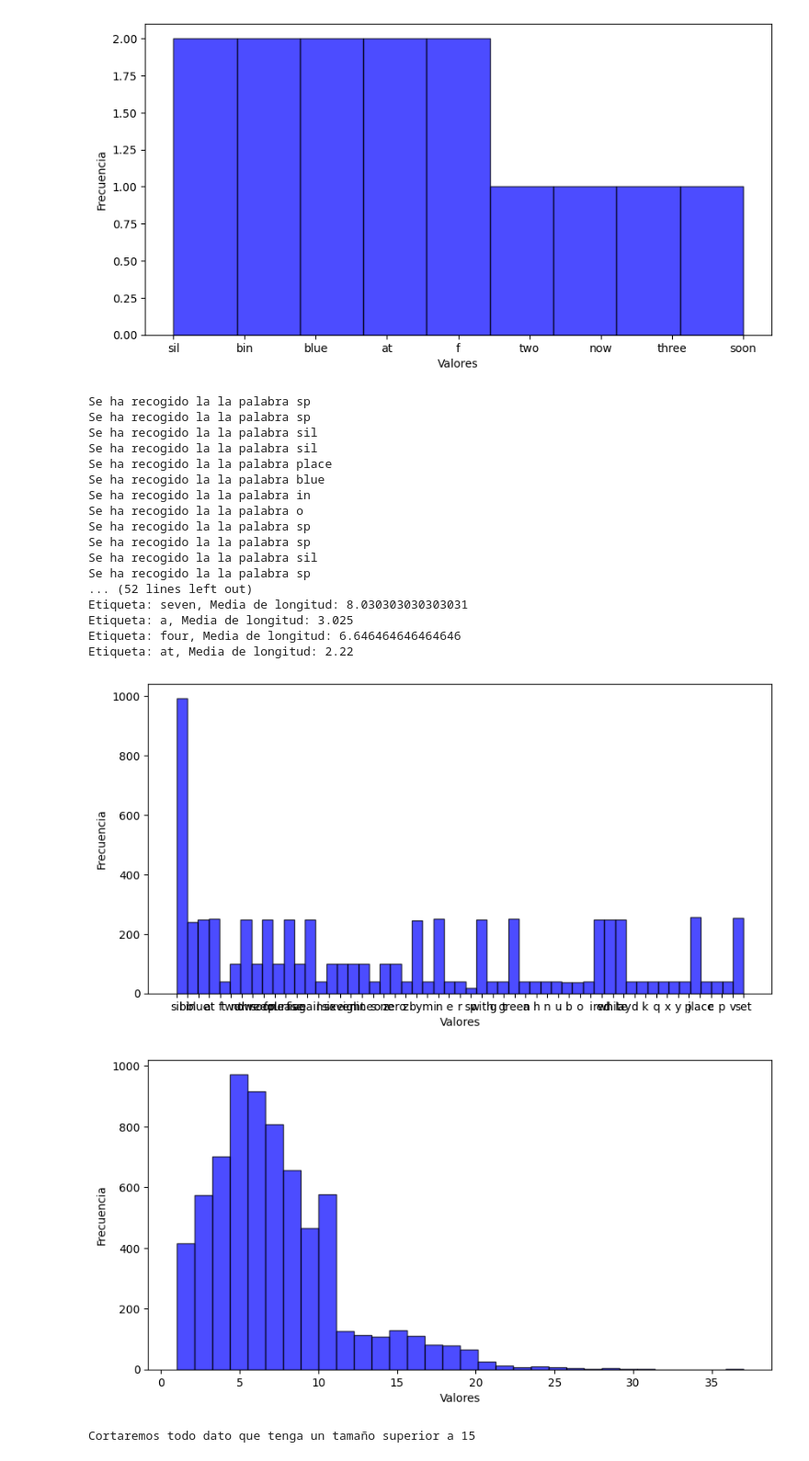
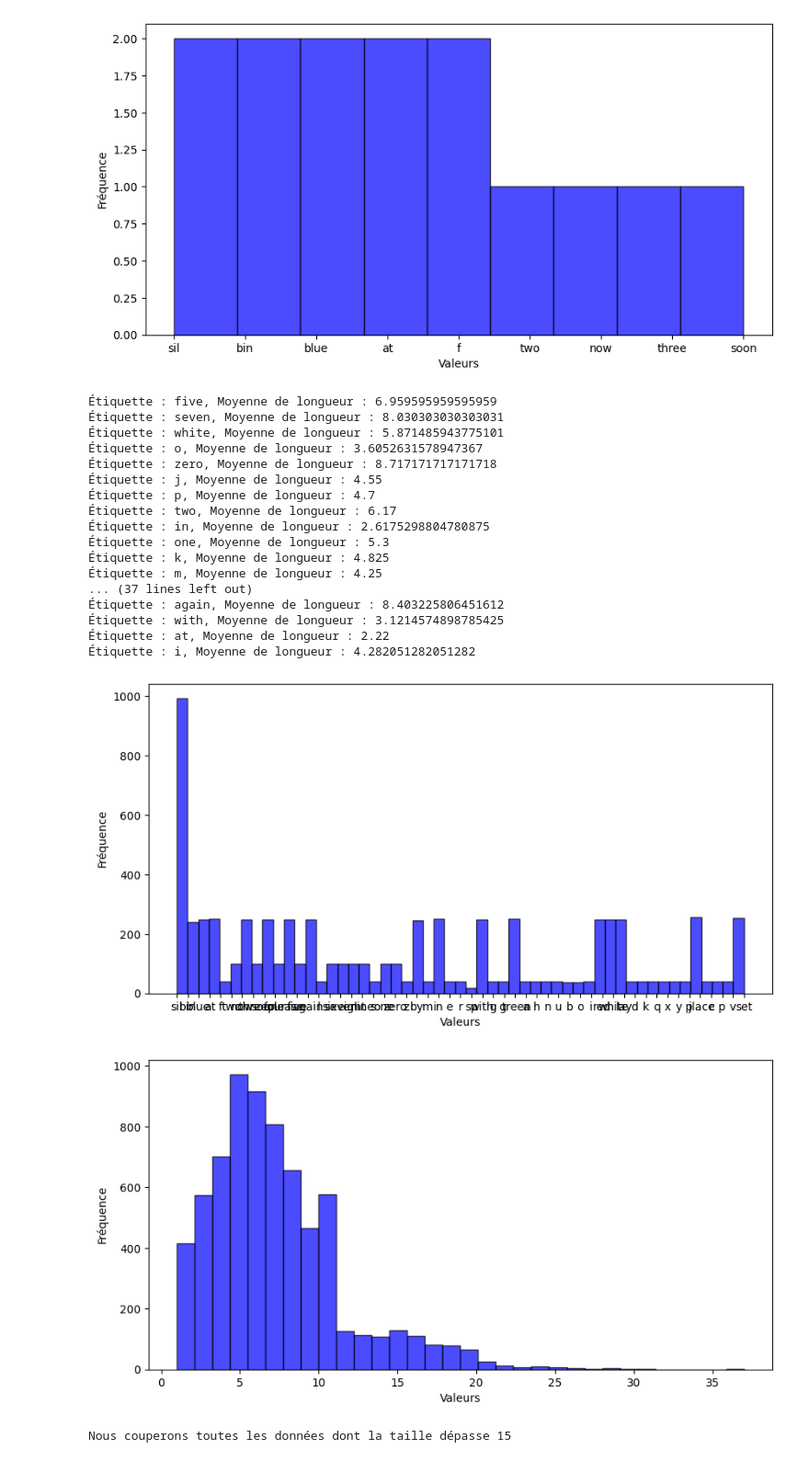
Before and after one commit to AdrianUbedaTouati/Red_habla_M1, a Jupyter notebook: notebooks/1.0-aut-visualizacion-keypoints.ipynb, the cells around one changed output. Shown at 92% size. Drawn from its saved outputs; the diff is of its cells as text; code cells hidden in the pictures.

```diff
--- a/notebooks/1.0-aut-visualizacion-keypoints.ipynb
+++ b/notebooks/1.0-aut-visualizacion-keypoints.ipynb
@@ -594,46 +632,46 @@ sil
 # %%
 from collections import Counter
 from statistics import mean
 
-# Asumiendo que ya tienes las etiquetas y los arrays leídos
-archivo_refinado = r"..\data\processed\s1.txt"
-labels, arrays = leer_entrenamiento(archivo_refinado)
+# Supposons que les étiquettes et les tableaux ont déjà été lus
+fichier_affine = r"..\data\processed\s1.txt"
+labels, arrays = lire_entrainement(fichier_affine)
 
-# Calcula las longitudes de los arrays
-longitudes = [len(elemento) for elemento in arrays]
+# Calcul des longueurs des tableaux
+longueurs = [len(element) for element in arrays]
 
-# Calcula la media de longitud por etiqueta
-longitudes_por_label = {}
+# Calcul de la moyenne des longueurs par étiquette
+longueurs_par_label = {}
 for label in set(labels):
-    longitudes_label = [longitudes[i] for i in range(len(labels)) if labels[i] == label]
-    longitudes_por_label[label] = mean(longitudes_label)
+    longueurs_label = [longueurs[i] for i in range(len(labels)) if labels[i] == label]
+    longueurs_par_label[label] = mean(longueurs_label)
 
-# Imprime el resultado
-for label, media in longitudes_por_label.items():
-    print(f"Etiqueta: {label}, Media de longitud: {media}")
+# Affiche le résultat
+for label, moyenne in longueurs_par_label.items():
+    print(f"Étiquette : {label}, Moyenne de longueur : {moyenne}")
 
-# Opcional: graficar histogramas si es relevante
-grafica_histograma(labels)
-grafica_histograma(longitudes)
-print(f"Cortaremos todo dato que tenga un tamaño superior a {calcular_limite_longitud(arrays)}")
+# Optionnel : tracer des histogrammes si pertinent
+graphique_histogramme(labels)
+graphique_histogramme(longueurs)
+print(f"Nous couperons toutes les données dont la taille dépasse {calculer_limite_longueur(arrays)}")
 # %% [output]
-Se ha recogido la la palabra sp
-Se ha recogido la la palabra sp
-Se ha recogido la la palabra sil
-Se ha recogido la la palabra sil
-Se ha recogido la la palabra place
-Se ha recogido la la palabra blue
-Se ha recogido la la palabra in
-Se ha recogido la la palabra o
-Se ha recogido la la palabra sp
-Se ha recogido la la palabra sp
-Se ha recogido la la palabra sil
-Se ha recogido la la palabra sp
-... (52 lines left out)
-Etiqueta: seven, Media de longitud: 8.030303030303031
-Etiqueta: a, Media de longitud: 3.025
-Etiqueta: four, Media de longitud: 6.646464646464646
-Etiqueta: at, Media de longitud: 2.22
+Étiquette : five, Moyenne de longueur : 6.959595959595959
+Étiquette : seven, Moyenne de longueur : 8.030303030303031
+Étiquette : white, Moyenne de longueur : 5.871485943775101
+Étiquette : o, Moyenne de longueur : 3.6052631578947367
+Étiquette : zero, Moyenne de longueur : 8.717171717171718
+Étiquette : j, Moyenne de longueur : 4.55
+Étiquette : p, Moyenne de longueur : 4.7
+Étiquette : two, Moyenne de longueur : 6.17
+Étiquette : in, Moyenne de longueur : 2.6175298804780875
+Étiquette : one, Moyenne de longueur : 5.3
+Étiquette : k, Moyenne de longueur : 4.825
+Étiquette : m, Moyenne de longueur : 4.25
+... (37 lines left out)
+Étiquette : again, Moyenne de longueur : 8.403225806451612
+Étiquette : with, Moyenne de longueur : 3.1214574898785425
+Étiquette : at, Moyenne de longueur : 2.22
+Étiquette : i, Moyenne de longueur : 4.282051282051282
-[figure, old version]
+[figure, new version]
 [figure]
-Cortaremos todo dato que tenga un tamaño superior a 15
+Nous couperons toutes les données dont la taille dépasse 15
```
Also changed, not shown: parts of 35 cells of this notebook, 2 other files.
